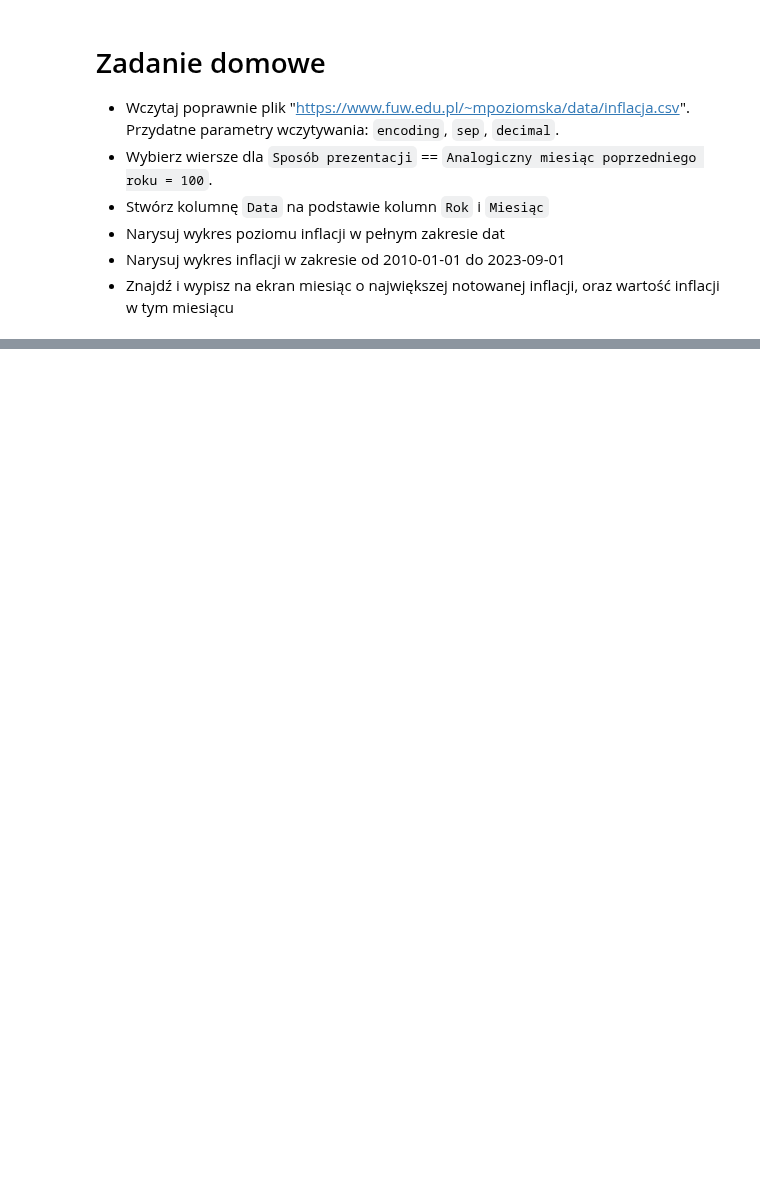
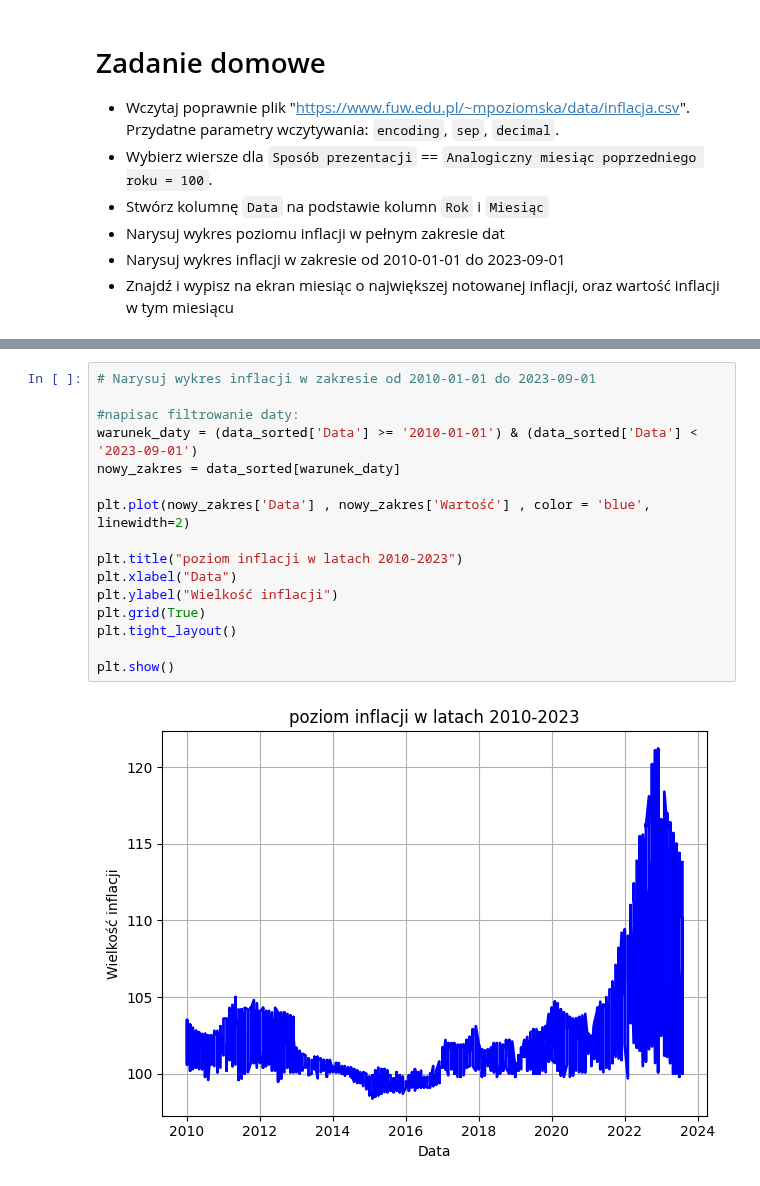
Before and after one commit to js-DigitalSurfer/ML, a Jupyter notebook: Week1_Pakiety_numpy_pandas.ipynb, the cells around one changed output, grey strips where cells are left out. Drawn from its saved outputs; the diff is of its cells as text; blank space fills up the shorter version.

```diff
--- a/Week1_Pakiety_numpy_pandas.ipynb
+++ b/Week1_Pakiety_numpy_pandas.ipynb
@@ -628,0 +612,18 @@ See the caveats in the documentation: https://pandas.pydata.org/pandas-docs/stab
+# %%
+# Narysuj wykres inflacji w zakresie od 2010-01-01 do 2023-09-01
+
+#napisac filtrowanie daty:
+warunek_daty = (data_sorted['Data'] >= '2010-01-01') & (data_sorted['Data'] < '2023-09-01')
+nowy_zakres = data_sorted[warunek_daty]
+
+plt.plot(nowy_zakres['Data'] , nowy_zakres['Wartość'] , color = 'blue', linewidth=2)
+
+plt.title("poziom inflacji w latach 2010-2023")
+plt.xlabel("Data")
+plt.ylabel("Wielkość inflacji")
+plt.grid(True)
+plt.tight_layout()
+
+plt.show()
+# %% [output]
+[figure, added]
```
Also changed, not shown: parts of 12 cells of this notebook.
